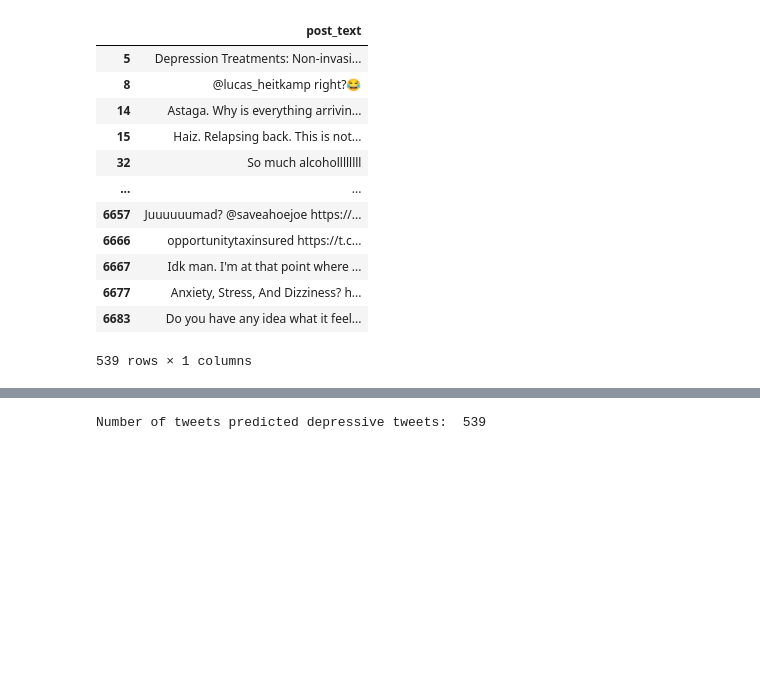
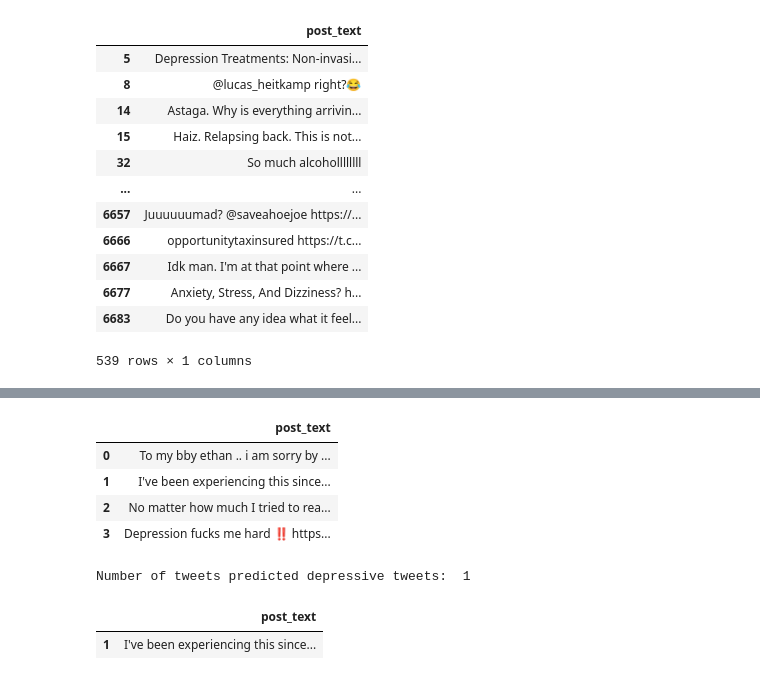
Before and after one commit to mandem296/Depression_detection_BERT_model, a Jupyter notebook: bert2.ipynb, the cells around one changed output, grey strips where cells are left out. Cells and saved outputs as stored; diff of their text form; code cells hidden in the pictures; blank space fills up the shorter version.

```diff
--- a/bert2.ipynb
+++ b/bert2.ipynb
@@ -762,0 +778,33 @@ weights=depressionModel.state_dict()
+# %%
+import snscrape.modules.twitter as sntwitter
+import pandas as pd
+
+query = "Tristanbasinang until:2022-12-24"
+tweets = []
+limits = 100
+for tweet in sntwitter.TwitterSearchScraper(query).get_items():
+  #print(vars(tweet))
+  #break
+  if len(tweets) == limits:
+    break
+  else:
+    tweets.append([tweet.content])
+
+df1 = pd.DataFrame(tweets, columns=['post_text'])
+df1.to_csv('/content/drive/MyDrive/Dataset/userDataset.csv')
+
+# Load test data
+user = pd.read_csv('/content/drive/MyDrive/Dataset/userDataset.csv')
+
+# Keep important columns
+user = user[['post_text']]
+
+# Display 5 samples from the test data
+#user.sample(5)
+user
+# %% [output]
+|  | post_text |
+| 0 | To my bby ethan .. i am sorry by ... |
+| 1 | I've been experiencing this since... |
+| 2 | No matter how much I tried to rea... |
+| 3 | Depression fucks me hard ‼️ https... |
@@ -763,16 +818,22 @@ weights=depressionModel.state_dict()
 # %%
-predictors=bert_predict(depressionModel, test_dataloader)
+prediction_results=bert_predict(depressionModel, user_dataloader)
                         # Compute predicted probabilities on the test set
 
 
 # Get predictions from the probabilities
 threshold = 0.9
-preds = np.where(probs[:, 1] > threshold, 1, 0)
+num_tweets = np.where(prediction_results[:, 1] > threshold, 1, 0)
 
 # Number of tweets predicted non-negative
-print("Number of tweets predicted depressive tweets: ", preds.sum())
+print("Number of tweets predicted depressive tweets: ", num_tweets.sum())
 # %% [output]
-Number of tweets predicted depressive tweets:  539
+Number of tweets predicted depressive tweets:  1
+# %%
+output_non = user[num_tweets==1]
+output_non
+# %% [output]
+|  | post_text |
+| 1 | I've been experiencing this since... |
 # %%
 !pip install gradio
 # %% [output]
```
Also changed, not shown: parts of 19 cells of this notebook.
